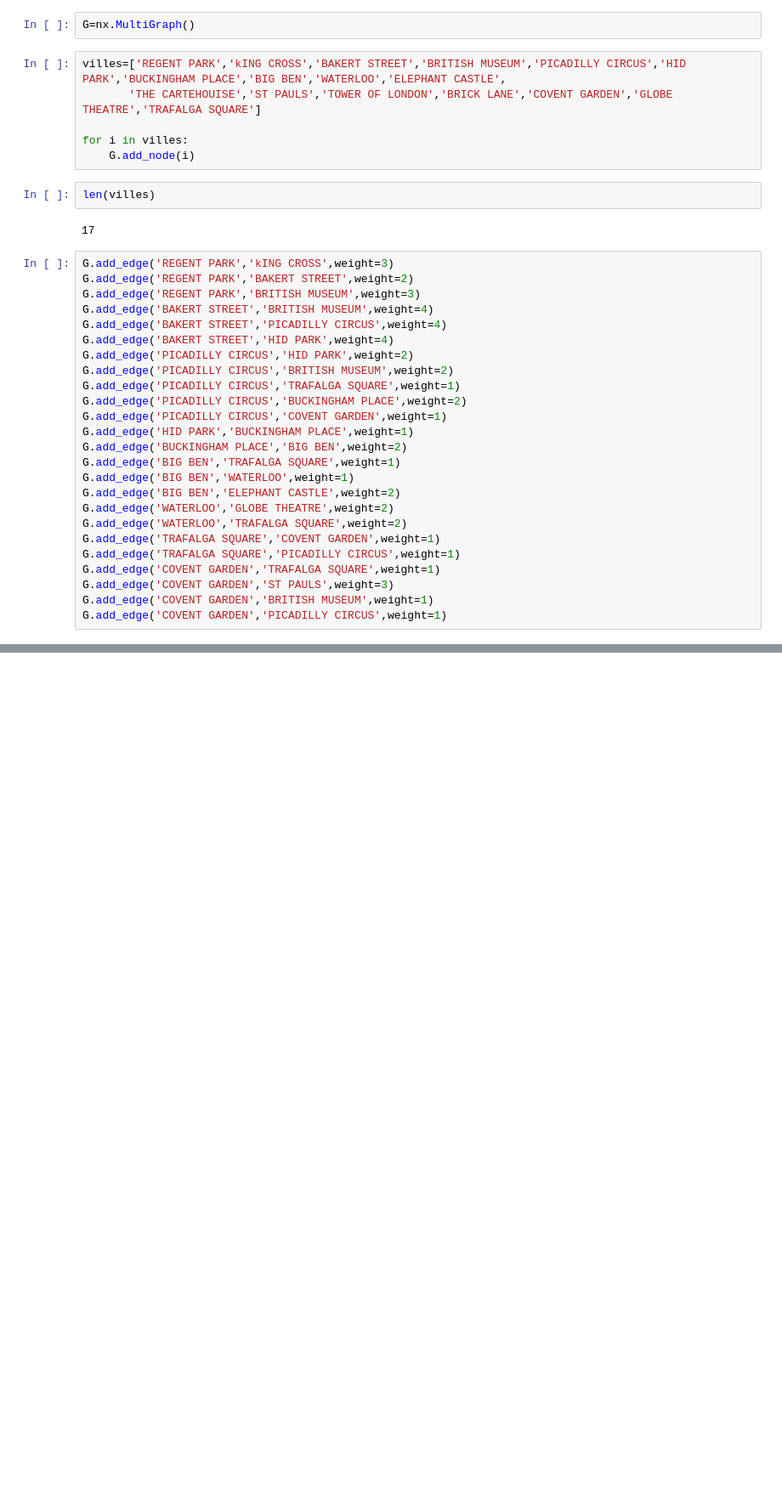
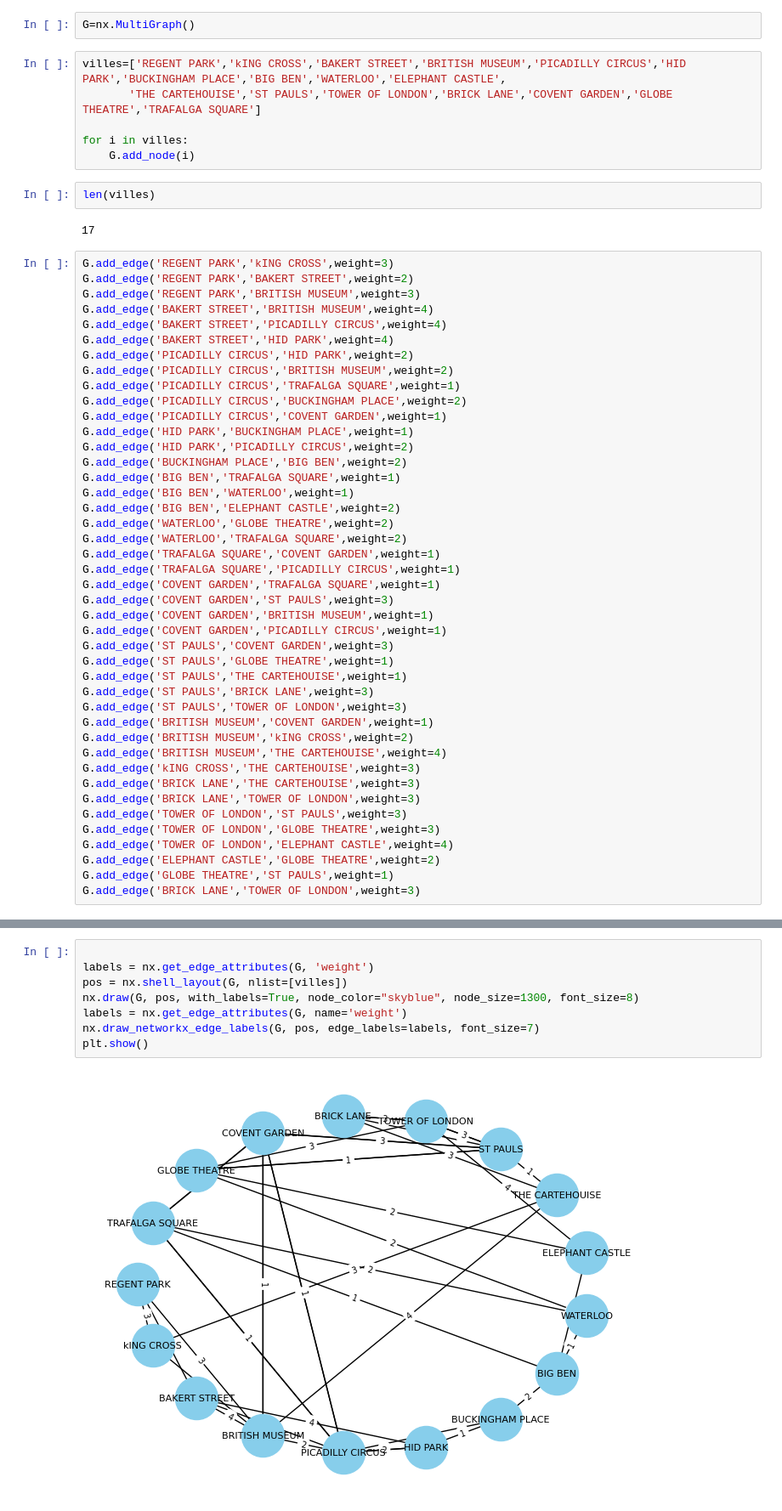
Before and after one commit to Souniz/Master2, a Jupyter notebook: ML_on_graph/TP1.ipynb, the cells around one changed output, grey strips where cells are left out. Shown at 85% size. Saved outputs shown, nothing was run; the diff lists cells and outputs as text; blank space fills up the shorter version.

Commit message:
Tp1_ML_on_graph_v2

```diff
--- a/ML_on_graph/TP1.ipynb
+++ b/ML_on_graph/TP1.ipynb
@@ -26,6 +27,7 @@ G.add_edge('PICADILLY CIRCUS','TRAFALGA SQUARE',weight=1)
 G.add_edge('PICADILLY CIRCUS','BUCKINGHAM PLACE',weight=2)
 G.add_edge('PICADILLY CIRCUS','COVENT GARDEN',weight=1)
 G.add_edge('HID PARK','BUCKINGHAM PLACE',weight=1)
+G.add_edge('HID PARK','PICADILLY CIRCUS',weight=2)
 G.add_edge('BUCKINGHAM PLACE','BIG BEN',weight=2)
 G.add_edge('BIG BEN','TRAFALGA SQUARE',weight=1)
 G.add_edge('BIG BEN','WATERLOO',weight=1)
@@ -38,3 +40,20 @@ G.add_edge('COVENT GARDEN','TRAFALGA SQUARE',weight=1)
 G.add_edge('COVENT GARDEN','ST PAULS',weight=3)
 G.add_edge('COVENT GARDEN','BRITISH MUSEUM',weight=1)
 G.add_edge('COVENT GARDEN','PICADILLY CIRCUS',weight=1)
+G.add_edge('ST PAULS','COVENT GARDEN',weight=3)
+G.add_edge('ST PAULS','GLOBE THEATRE',weight=1)
+G.add_edge('ST PAULS','THE CARTEHOUISE',weight=1)
+G.add_edge('ST PAULS','BRICK LANE',weight=3)
+G.add_edge('ST PAULS','TOWER OF LONDON',weight=3)
+G.add_edge('BRITISH MUSEUM','COVENT GARDEN',weight=1)
+G.add_edge('BRITISH MUSEUM','kING CROSS',weight=2)
+G.add_edge('BRITISH MUSEUM','THE CARTEHOUISE',weight=4)
+G.add_edge('kING CROSS','THE CARTEHOUISE',weight=3)
+G.add_edge('BRICK LANE','THE CARTEHOUISE',weight=3)
+G.add_edge('BRICK LANE','TOWER OF LONDON',weight=3)
+G.add_edge('TOWER OF LONDON','ST PAULS',weight=3)
+G.add_edge('TOWER OF LONDON','GLOBE THEATRE',weight=3)
+G.add_edge('TOWER OF LONDON','ELEPHANT CASTLE',weight=4)
+G.add_edge('ELEPHANT CASTLE','GLOBE THEATRE',weight=2)
+G.add_edge('GLOBE THEATRE','ST PAULS',weight=1)
+G.add_edge('BRICK LANE','TOWER OF LONDON',weight=3)
@@ -40,0 +62,10 @@ G.add_edge('COVENT GARDEN','PICADILLY CIRCUS',weight=1)
+# %%
+
+labels = nx.get_edge_attributes(G, 'weight')
+pos = nx.shell_layout(G, nlist=[villes])
+nx.draw(G, pos, with_labels=True, node_color="skyblue", node_size=1300, font_size=8)
+labels = nx.get_edge_attributes(G, name='weight')
+nx.draw_networkx_edge_labels(G, pos, edge_labels=labels, font_size=7)
+plt.show()
+# %% [output]
+[figure, added]
```
Also changed, not shown: parts of 32 cells of this notebook, 5 other files.
